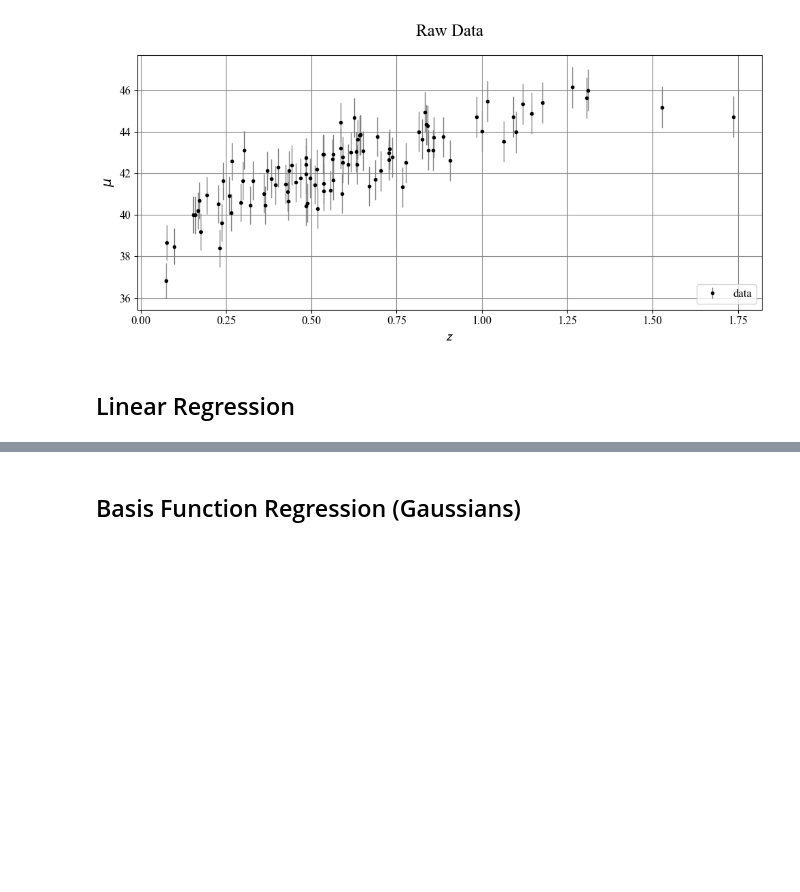
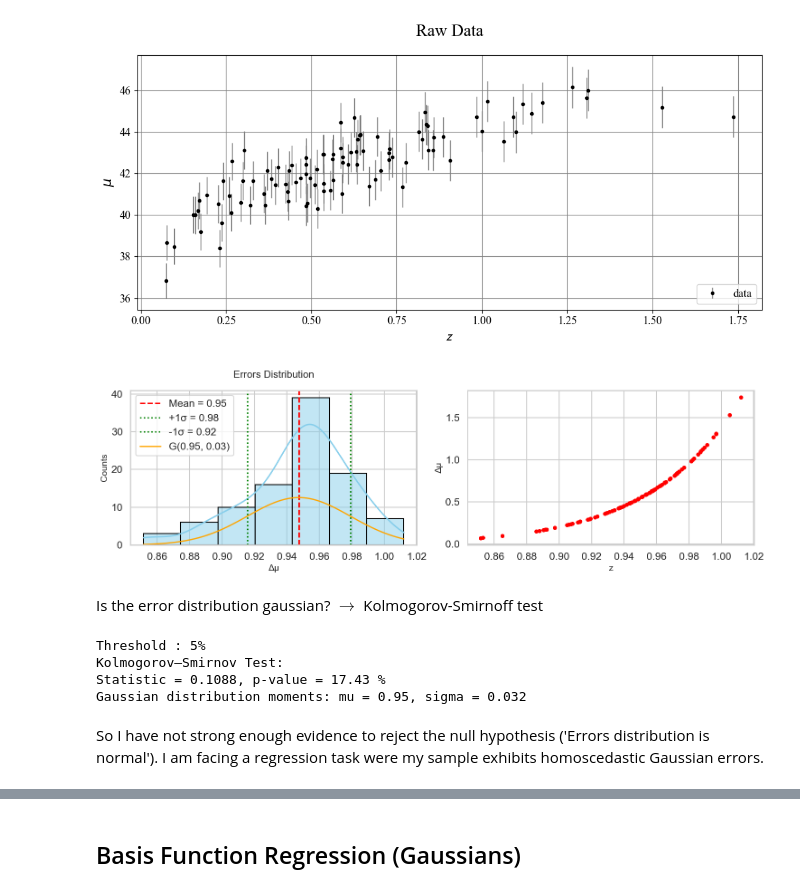
Before and after one commit to Richardforphys/Astrostatistics, a Jupyter notebook: Notebooks/Exam/supernovae_part1.ipynb, the cells around one changed output, grey strips where cells are left out. Saved outputs shown, nothing was run; the diff lists cells and outputs as text; code cells hidden in the pictures; blank space fills up the shorter version.

```diff
--- a/Notebooks/Exam/supernovae_part1.ipynb
+++ b/Notebooks/Exam/supernovae_part1.ipynb
@@ -29,3 +34,9 @@ plt.title('Raw Data')
 # %% [output]
 Text(0.5, 1.0, 'Raw Data')
 [figure]
+# %%
+data = pd.DataFrame(
+    {'z' : z_sample,
+     'mu' : mu_sample,
+     'dmu' : dmu}
+)
@@ -32,8 +45,52 @@ Text(0.5, 1.0, 'Raw Data')
+# %%
+sns.set_theme(style="whitegrid", context="talk")
+dmu_fit = np.linspace(min(dmu), max(dmu), 100)
+# Compute stats
+mean = data['dmu'].mean()
+std = data['dmu'].std()
+n = norm(mean, std).pdf(dmu_fit)
+# Plot
+plt.figure(figsize=(15,5))
+plt.subplot(1, 2, 1)
+sns.histplot(data['dmu'], bins='scott', kde=True, color='skyblue', edgecolor='black')
+
+# Add vertical lines for mean and ±1σ
+plt.axvline(mean, color='red', linestyle='--', label=f'Mean = {mean:.2f}')
+plt.axvline(mean + std, color='green', linestyle=':', label=f'+1σ = {mean + std:.2f}')
+plt.axvline(mean - std, color='green', linestyle=':', label=f'-1σ = {mean - std:.2f}')
+plt.plot(dmu_fit, n, color='orange', lw=2, label=f'G({mean:.2f}, {std:.2f})')
+
+# Labels and title
+plt.xlabel("Δμ", fontsize=14)
+plt.ylabel("Counts", fontsize=14)
+plt.title("Errors Distribution", fontsize=16)
+plt.legend()
+
+plt.subplot(1, 2, 2)
+plt.scatter(dmu, z_sample, lw=2, color='red', marker='.')
+plt.xlabel("z", fontsize=14)
+plt.ylabel("Δμ", fontsize=14)
+plt.tight_layout()
+# %% [output]
+[figure, added]
+# %% [markdown]
+Is the error distribution gaussian? $\to$ Kolmogorov-Smirnoff test
+# %%
+mu, sigma = np.mean(dmu), np.std(dmu)
+ks_stat, ks_p = kstest(dmu, 'norm', args=(mu, sigma))
+print('Threshold : 5%')
+print(f"Kolmogorov–Smirnov Test:\nStatistic = {ks_stat:.4f}, p-value = {ks_p*100:.4} %")
+print(f'Gaussian distribution moments: mu = {mu:.2}, sigma = {sigma:.2}')
+# %% [output]
+Threshold : 5%
+Kolmogorov–Smirnov Test:
+Statistic = 0.1088, p-value = 17.43 %
+Gaussian distribution moments: mu = 0.95, sigma = 0.032
+# %% [markdown]
+So I have not strong enough evidence to reject the null hypothesis ('Errors distribution is normal'). I am facing a regression task were my sample exhibits homoscedastic Gaussian errors.
 # %%
 import random
 random_seed = 54
 
 np.random.seed(random_seed)
 random.seed(random_seed)
-# %% [markdown]
-## Linear Regression
```
Also changed, not shown: parts of 50 cells of this notebook, 3 other files.
